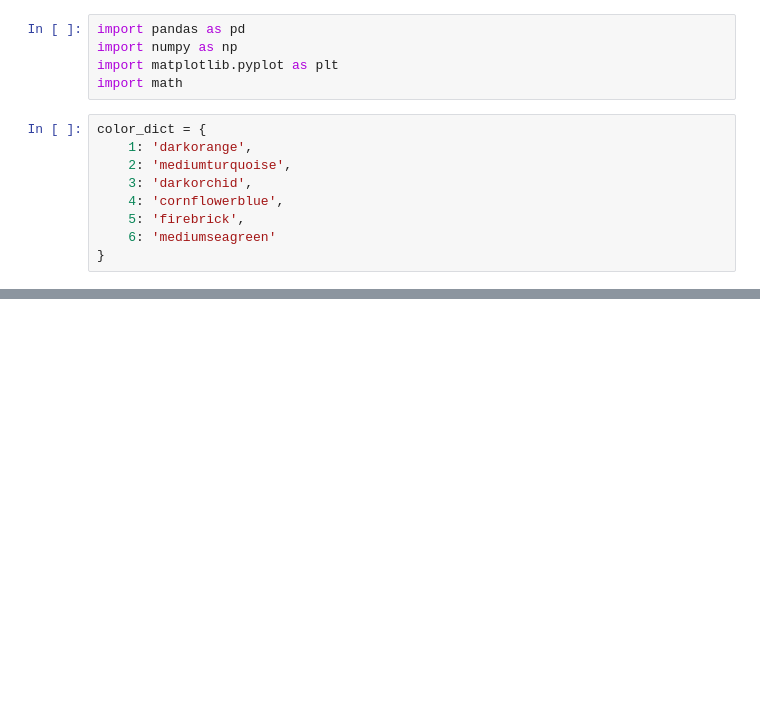
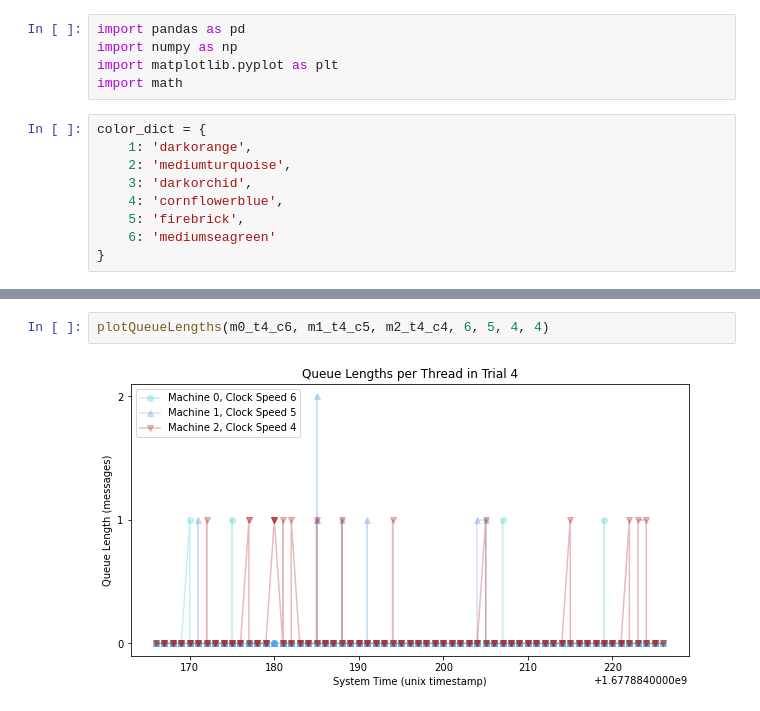
Before and after one commit to carolynwanf/CS262-logical-clocks, a Jupyter notebook: logicalClockAnalysis copy.ipynb, the cells around one changed output, grey strips where cells are left out. Cells and saved outputs as stored; diff of their text form; blank space fills up the shorter version.

```diff
--- a/logicalClockAnalysis copy.ipynb
+++ b/logicalClockAnalysis copy.ipynb
@@ -64,0 +74,4 @@ plt.plot(m2_t1_c5['system_time'], m2_t1_c5['length_of_queue'], c=color_dict[5])
+# %%
+plotQueueLengths(m0_t4_c6, m1_t4_c5, m2_t4_c4, 6, 5, 4, 4)
+# %% [output]
+[figure, added]
```
Also changed, not shown: parts of 15 cells of this notebook, 18 other files.
